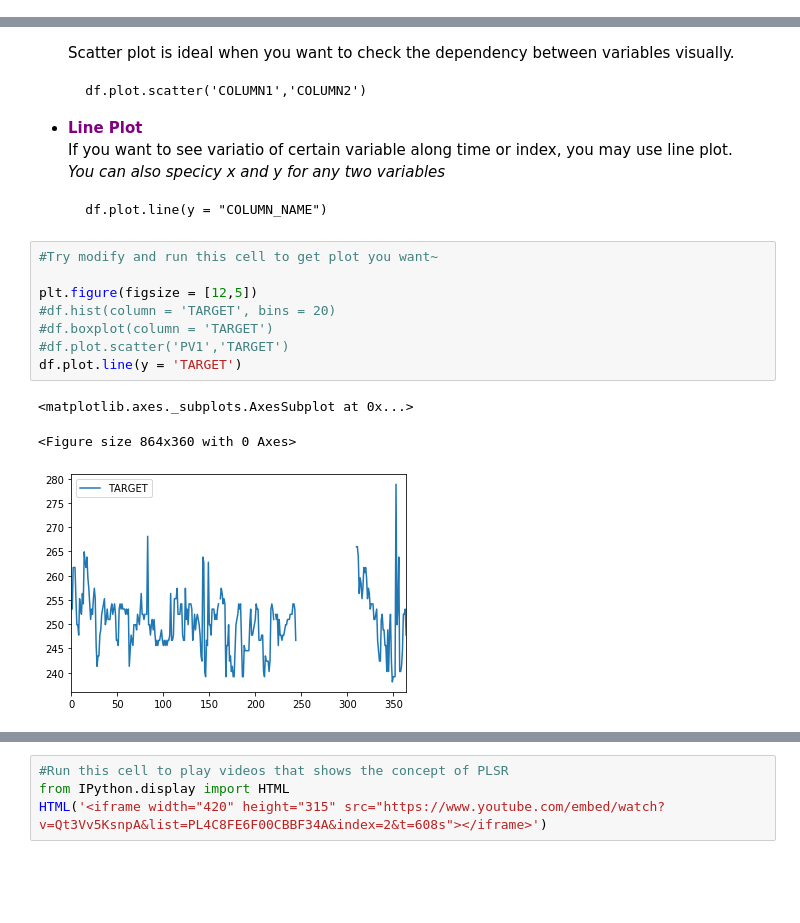
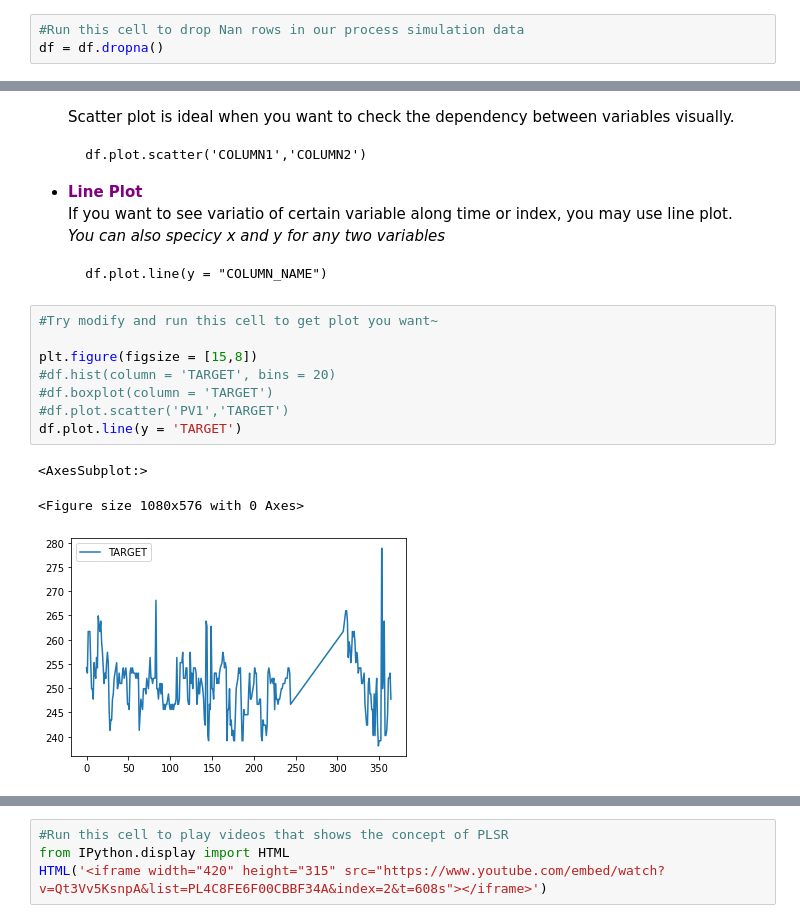
Before and after one commit to BurgerWu/Soft-Sensor-Development, a Jupyter notebook: Soft-Sensor Development.ipynb, the cells around one changed output, grey strips where cells are left out. Cells and saved outputs as stored; diff of their text form; blank space fills up the shorter version.

```diff
--- a/Soft-Sensor Development.ipynb
+++ b/Soft-Sensor Development.ipynb
@@ -271,3 +280,6 @@ df4.drop_duplicates()
+# %%
+#Run this cell to drop Nan rows in our process simulation data
+df = df.dropna()
 # %% [markdown]
 <hr>
 
@@ -477,15 +504,15 @@ If you want to see variatio of certain variable along time or index, you may use
 # %%
 #Try modify and run this cell to get plot you want~
 
-plt.figure(figsize = [12,5])
+plt.figure(figsize = [15,8])
 #df.hist(column = 'TARGET', bins = 20)
 #df.boxplot(column = 'TARGET')
 #df.plot.scatter('PV1','TARGET')
 df.plot.line(y = 'TARGET')
 # %% [output]
-<matplotlib.axes._subplots.AxesSubplot at 0x...>
+<AxesSubplot:>
-<Figure size 864x360 with 0 Axes>
+<Figure size 1080x576 with 0 Axes>
-[figure, old version]
+[figure, new version]
 # %% [markdown]
 <hr>
 
```
Also changed, not shown: parts of 90 cells of this notebook, 15 other files.
